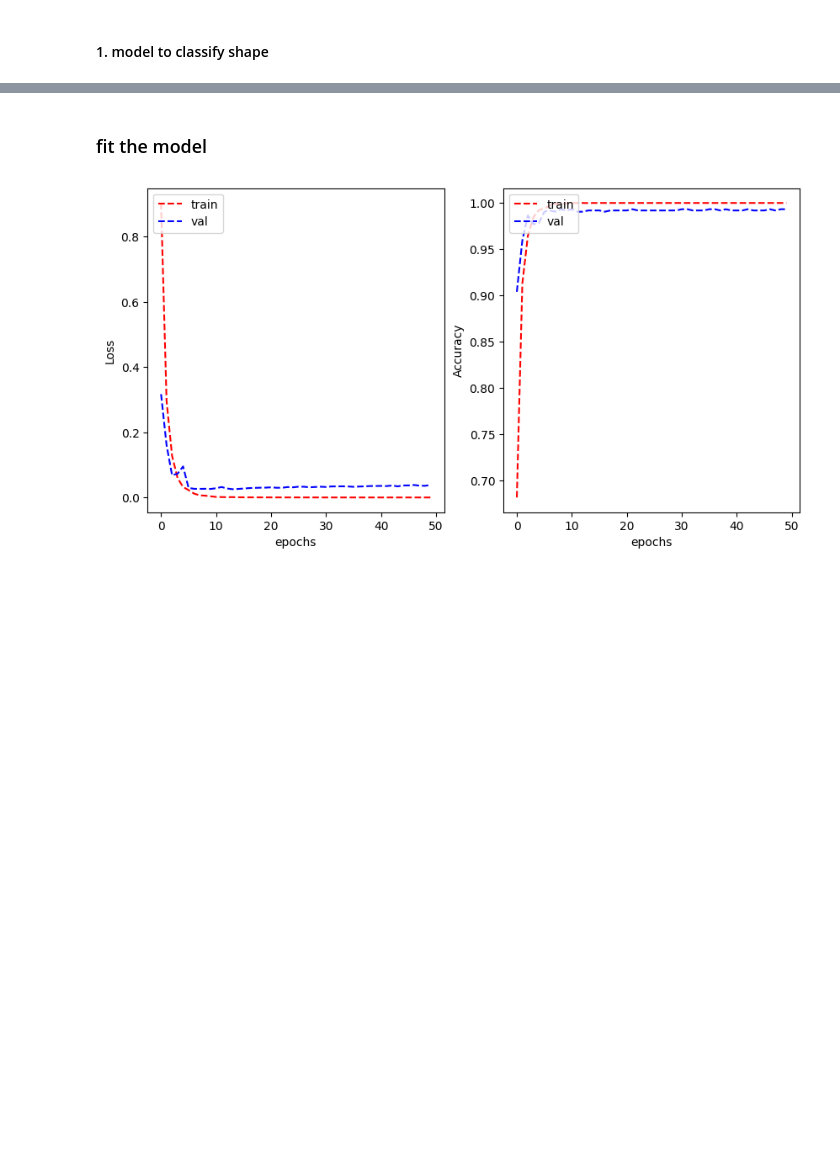
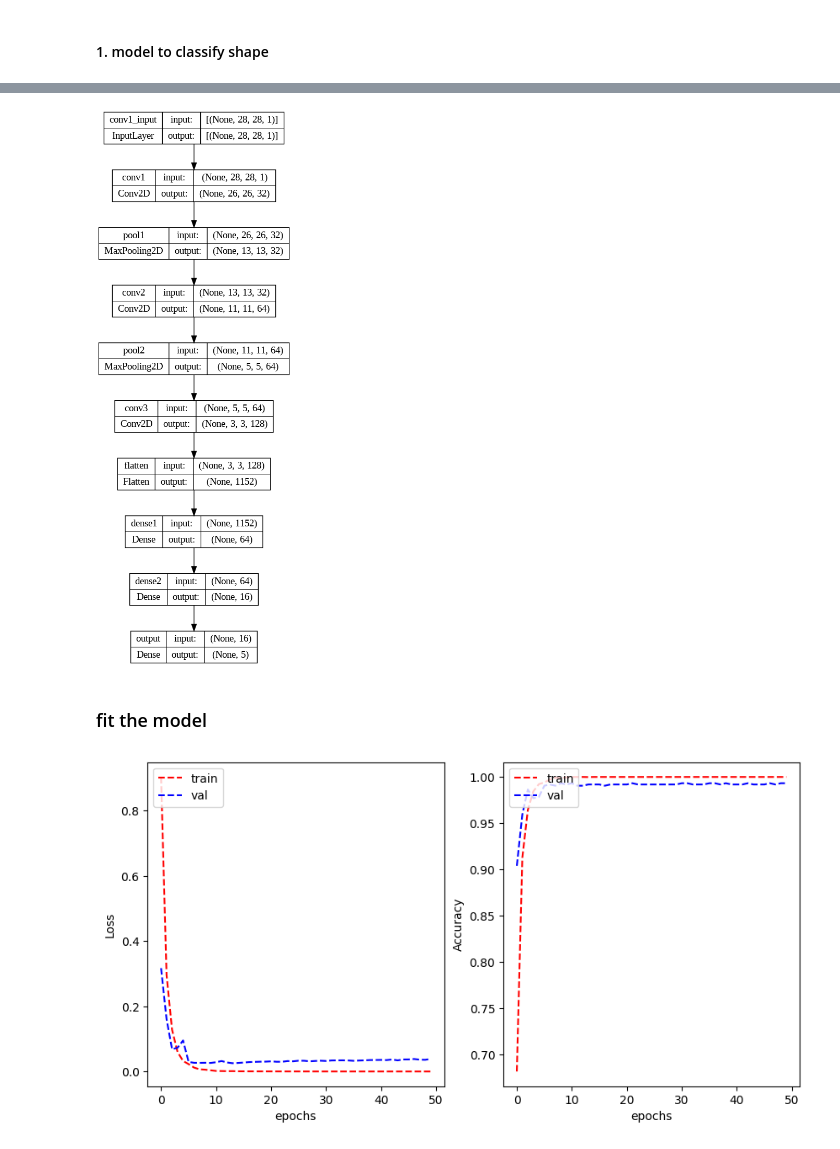
Before and after one commit to BenjapornW/Road-Traffic-Signs-Image-Classification-using-a-Neural-Network, a Jupyter notebook: s3959666_s3961136_15May_simple_cnn.ipynb, the cells around one changed output, grey strips where cells are left out. Cells and saved outputs as stored; diff of their text form; code cells hidden in the pictures; blank space fills up the shorter version.

```diff
--- a/s3959666_s3961136_15May_simple_cnn.ipynb
+++ b/s3959666_s3961136_15May_simple_cnn.ipynb
@@ -1081,3 +1102,7 @@ model_shape_2.compile(optimizer='adam',
+# %%
+tf.keras.utils.plot_model(model_shape_2, show_shapes=True)
+# %% [output]
+[figure, added]
 # %% [markdown]
 ### fit the model
 # %%
```
Also changed, not shown: parts of 22 cells of this notebook.
